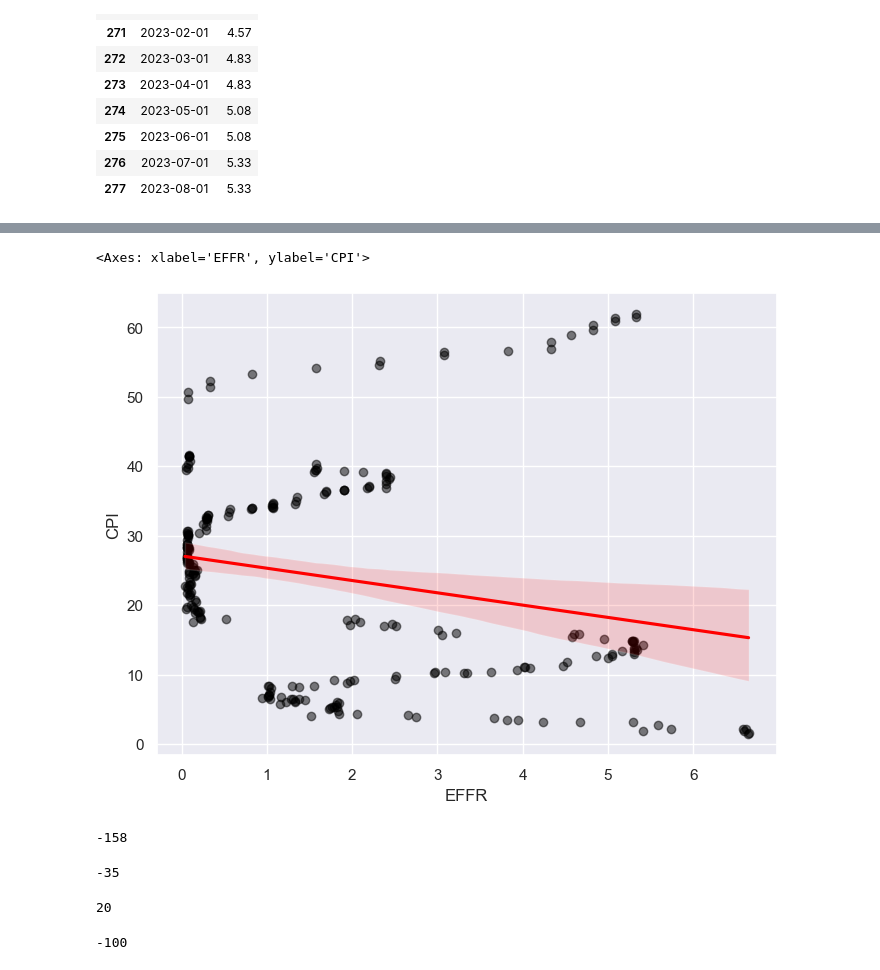
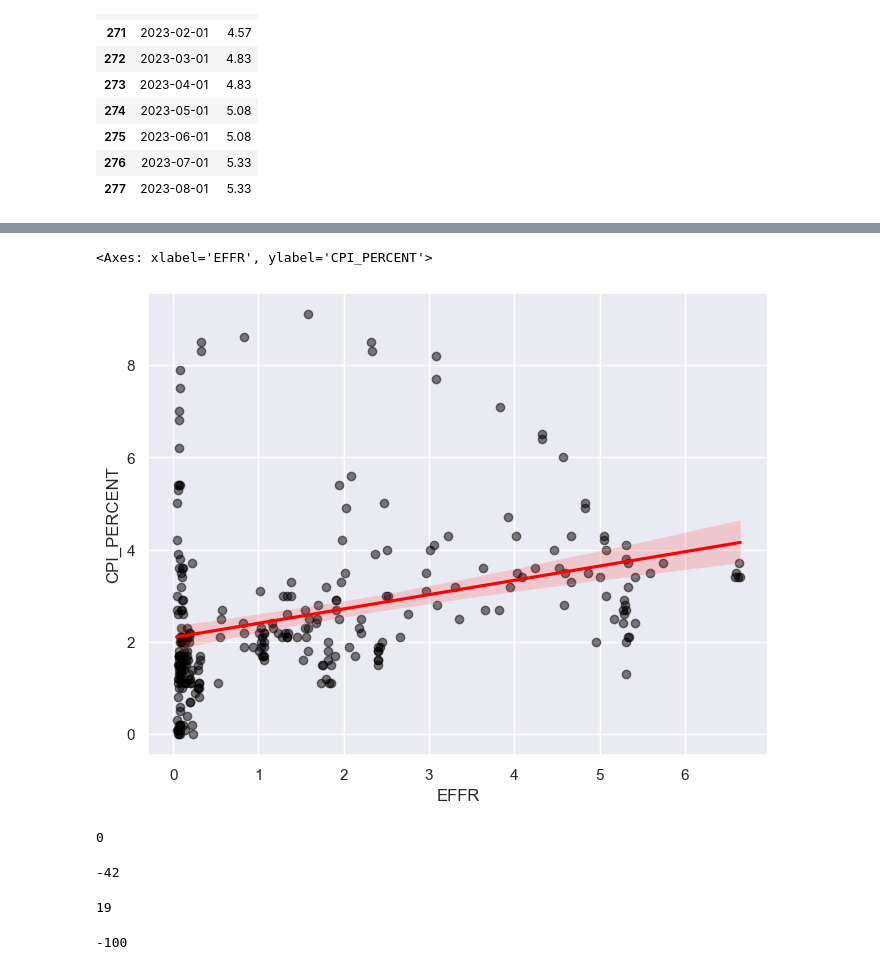
Before and after one commit to himalayahall/DATA608, a Jupyter notebook: Story 2/Story2.ipynb, the cells around one changed output, grey strips where cells are left out. Cells and saved outputs as stored; diff of their text form; code cells hidden in the pictures.

```diff
--- a/Story 2/Story2.ipynb
+++ b/Story 2/Story2.ipynb
@@ -25,5 +24,0 @@ cpi.tail(n=10)
-# %%
-# CPI baseline (1999) is 100
-# Scale CPI to baeline
-cpi['CPI'] = cpi['CPI'] - 100.0
-cpi.tail(n=10)
@@ -94,6 +66,7 @@ effr_col = merged.pop('EFFR')
 merged['UNEMPLOYMENT'] = unrate_col
 merged['EFFR'] = effr_col
 
+merged = merged.drop(['CPI'], axis=1)
 merged.dropna(inplace=True)
 print(len(merged))
 merged.tail()
@@ -127,14 +86,0 @@ merged2.tail(n=10)
-# %%
-import seaborn as sns
-import matplotlib.pyplot as plt
-import matplotlib.ticker as ticker
-import matplotlib.dates as mdates
-
-sns.set(rc={'figure.figsize':(12 , 10)})
-
-sns.lineplot(data=merged2, x='DATE', y='VALUE', hue='SIGNAL', style=False, dashes=True)
-
-plt.gca().xaxis.set_major_locator(mdates.YearLocator())
-#plt.gca().xaxis.set_major_formatter(mdates.DateFormatter('%Y'))
-
-plt.show()
@@ -143,20 +87,20 @@ plt.show()
 # %%
 fig = plt.figure(figsize = (8, 6))
-sns.regplot(x = merged['EFFR'], y = merged['CPI'],
+sns.regplot(x = merged['EFFR'], y = merged['CPI_PERCENT'],
             scatter_kws = {"color": "black", "alpha": 0.5},
             line_kws = {"color": "red"})
 # %% [output]
-<Axes: xlabel='EFFR', ylabel='CPI'>
+<Axes: xlabel='EFFR', ylabel='CPI_PERCENT'>
-[figure, old version]
+[figure, new version]
 # %%
 x = merged['EFFR']
-y = merged['CPI']
+y = merged['CPI_PERCENT']
 correlation = signal.correlate(x, y, mode="full")
 lags = signal.correlation_lags(x.size, y.size, mode="full")
 lag = lags[np.argmax(correlation)]
 lag
 # %% [output]
--158
+0
 # %%
 x = merged['EFFR']
 y = merged['UNEMPLOYMENT']
@@ -165,16 +109,16 @@ lags = signal.correlation_lags(x.size, y.size, mode="full")
 lag = lags[np.argmax(correlation)]
 lag
 # %% [output]
--35
+-42
 # %%
-x = merged['CPI']
+x = merged['CPI_PERCENT']
 y = merged['UNEMPLOYMENT']
 correlation = signal.correlate(x, y, mode="full")
 lags = signal.correlation_lags(x.size, y.size, mode="full")
 lag = lags[np.argmax(correlation)]
 lag
 # %% [output]
-20
+19
 # %%
 import numpy as np
 from scipy import signal
```
Also changed, not shown: parts of 18 cells of this notebook, 3 other files.
